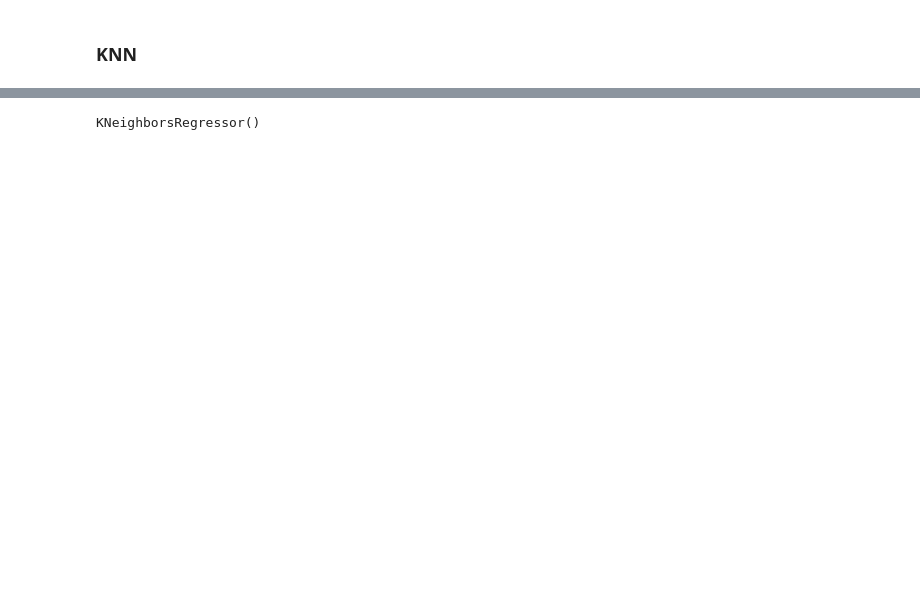
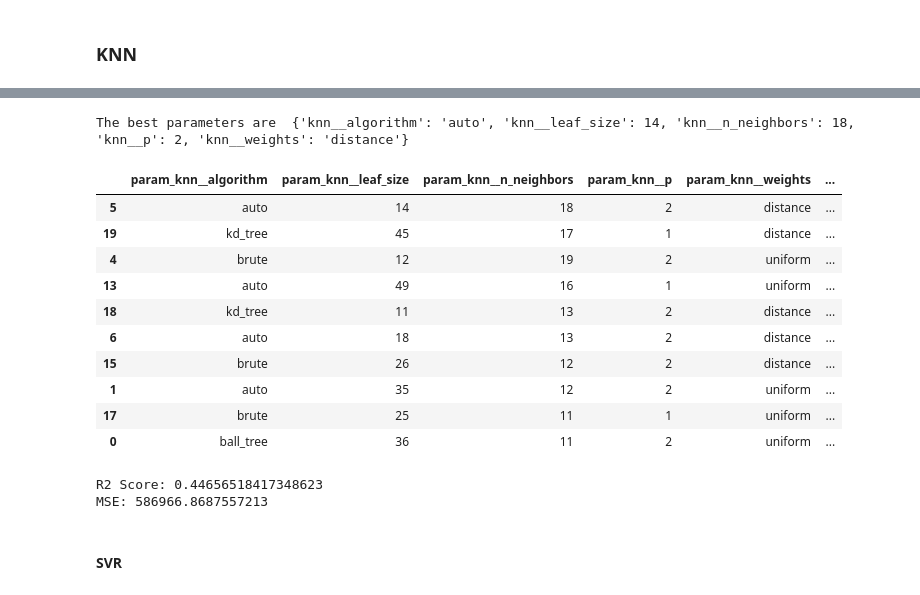
Before and after one commit to eshentong/NYC-HousingPricePrediction, a Jupyter notebook: BA810_NYC_Propertiesipynb.ipynb, the cells around one changed output, grey strips where cells are left out. Drawn from its saved outputs; the diff is of its cells as text; code cells hidden in the pictures; blank space fills up the shorter version.

```diff
--- a/BA810_NYC_Propertiesipynb.ipynb
+++ b/BA810_NYC_Propertiesipynb.ipynb
@@ -626,0 +632,14 @@ Ridge(random_state=42)
+# %%
+import numpy as np
+from sklearn.model_selection import GridSearchCV
+
+param_grid = {'rdg__alpha': [0.00001, 0.0001, 0.001, 0.01, 0.1, 1, 10, 100, 1000, 10000]}
+
+grid_search_rdg = GridSearchCV(rdg_pipeline, param_grid, cv=5, scoring='neg_mean_squared_error', error_score = 'raise')
+grid_search_rdg.fit(X_train, y_train)
+print('\n\nThe best parameters are ', grid_search_rdg.best_params_)
+
+grid_cv_res = pd.DataFrame(grid_search_rdg.cv_results_) # convert to DF for convenience
+grid_cv_res.sort_values(by='mean_test_score', ascending=False, inplace=True)  # sort the data frame
+# select only the columns that start with 'param_' and the column 'mean_test_score'
+grid_cv_res.filter(regex = '(^param_|mean_test_score)', axis=1).head(10)
@@ -645,4 +677,9 @@ MSE: 637211.7129005779
 # %%
 from sklearn.neighbors import KNeighborsRegressor
 
-knn = KNeighborsRegressor()
+knn_pipeline = Pipeline([
+    ('data_processing', prep_pipeline),
+    ('knn', KNeighborsRegressor()),
+])
+
+knn_pipeline
@@ -649,4 +703,51 @@ knn = KNeighborsRegressor()
-# %%
-knn.fit(X_tr, y_tr)
-# %% [output]
-KNeighborsRegressor()
+# %%
+from sklearn.model_selection import RandomizedSearchCV
+from scipy.stats import randint
+
+# Define the parameter distributions
+param_dist = {
+    'knn__n_neighbors': randint(1, 20),
+    'knn__weights': ['uniform', 'distance'],
+    'knn__algorithm': ['auto', 'ball_tree', 'kd_tree', 'brute'],
+    'knn__leaf_size': randint(10, 50),
+    'knn__p': [1, 2]
+}
+
+
+# Perform Randomized Search Cross Validation
+random_search_knn = RandomizedSearchCV(knn_pipeline, param_distributions=param_dist, n_iter=20, cv=5, scoring='neg_mean_squared_error')
+random_search_knn.fit(X_train, y_train)
+print('\n\nThe best parameters are ', random_search_knn.best_params_)
+
+random_cv_res = pd.DataFrame(random_search_knn.cv_results_) # convert to DF for convenience
+random_cv_res.sort_values(by='mean_test_score', ascending=False, inplace=True)  # sort the data frame
+# select only the columns that start with 'param_' and the column 'mean_test_score'
+random_cv_res.filter(regex = '(^param_|mean_test_score)', axis=1).head(10)
+# %% [output]
+The best parameters are  {'knn__algorithm': 'auto', 'knn__leaf_size': 14, 'knn__n_neighbors': 18, 'knn__p': 2, 'knn__weights': 'distance'}
+|  | param_knn__algorithm | param_knn__leaf_size | param_knn__n_neighbors | param_knn__p | param_knn__weights | ... |
+| 5 | auto | 14 | 18 | 2 | distance | ... |
+| 19 | kd_tree | 45 | 17 | 1 | distance | ... |
+| 4 | brute | 12 | 19 | 2 | uniform | ... |
+| 13 | auto | 49 | 16 | 1 | uniform | ... |
+| 18 | kd_tree | 11 | 13 | 2 | distance | ... |
+| 6 | auto | 18 | 13 | 2 | distance | ... |
+| 15 | brute | 26 | 12 | 2 | distance | ... |
+| 1 | auto | 35 | 12 | 2 | uniform | ... |
+| 17 | brute | 25 | 11 | 1 | uniform | ... |
+| 0 | ball_tree | 36 | 11 | 2 | uniform | ... |
+# %%
+y_pred = random_search_knn.predict(X_test)
+
+# Compute R2 Score
+r2 = r2_score(y_test, y_pred)
+print(f'R2 Score: {r2}')
+
+# Compute RMSE
+mse = np.sqrt(mean_squared_error(y_test, y_pred))
+print(f'MSE: {mse}')
+# %% [output]
+R2 Score: 0.44656518417348623
+MSE: 586966.8687557213
+# %% [markdown]
+#### SVR
```
Also changed, not shown: parts of 14 cells of this notebook.
